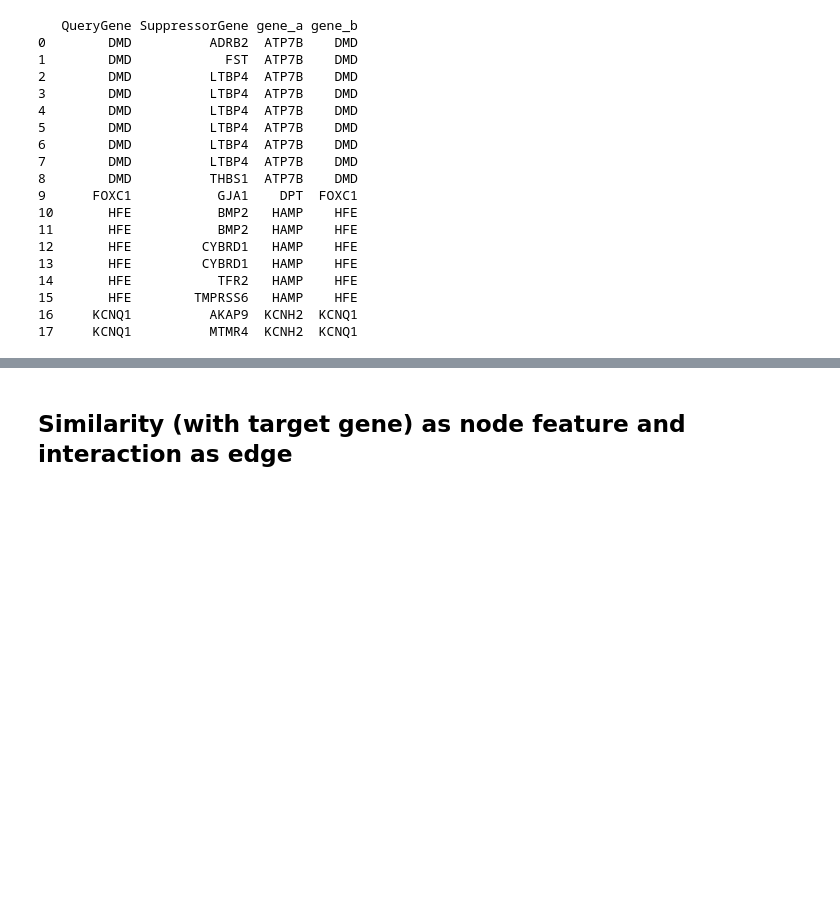
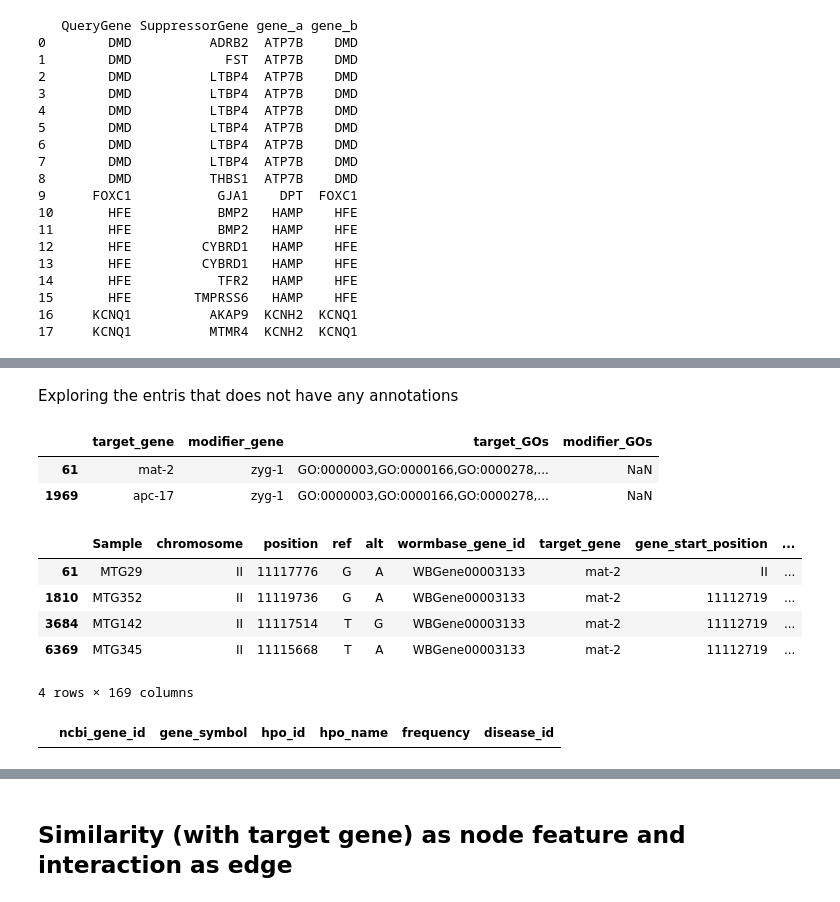
Before and after one commit to MTG-Lab/modspy-data, a Jupyter notebook: notebooks/1_preprocessing.ipynb, the cells around one changed output, grey strips where cells are left out. Saved outputs shown, nothing was run; the diff lists cells and outputs as text; code cells hidden in the pictures; blank space fills up the shorter version.

```diff
--- a/notebooks/1_preprocessing.ipynb
+++ b/notebooks/1_preprocessing.ipynb
@@ -798,0 +824,2 @@ dataset_df.to_csv('./data/02_intermediate/v4/05102023-combined-uncleaned-uncalc.
+# %% [markdown]
+Exploring the entris that does not have any annotations
@@ -798,0 +828,21 @@ dataset_df.to_csv('./data/02_intermediate/v4/05102023-combined-uncleaned-uncalc.
+# %%
+__df = dataset_df[(dataset_df['modifier_GOs_subgraph'].isna()) & (dataset_df['source']=='MTG')]
+display(__df[__df['is_modifier']==1][['target_gene', 'modifier_gene', 'target_GOs', 'modifier_GOs']])
+del __df
+# %% [output]
+|  | target_gene | modifier_gene | target_GOs | modifier_GOs |
+| 61 | mat-2 | zyg-1 | GO:0000003,GO:0000166,GO:0000278,... | NaN |
+| 1969 | apc-17 | zyg-1 | GO:0000003,GO:0000166,GO:0000278,... | NaN |
+# %%
+display(m_df[m_df['target_gene']=='mat-2']) # ***Obsolite gene***
+# %% [output]
+|  | Sample | chromosome | position | ref | alt | wormbase_gene_id | target_gene | gene_start_position | ... |
+| 61 | MTG29 | II | 11117776 | G | A | WBGene00003133 | mat-2 | II | ... |
+| 1810 | MTG352 | II | 11119736 | G | A | WBGene00003133 | mat-2 | 11112719 | ... |
+| 3684 | MTG142 | II | 11117514 | T | G | WBGene00003133 | mat-2 | 11112719 | ... |
+| 6369 | MTG345 | II | 11115668 | T | A | WBGene00003133 | mat-2 | 11112719 | ... |
+4 rows × 169 columns
+# %%
+hpoa[hpoa['gene_symbol']=='PLCD3'].head()
+# %% [output]
+|  | ncbi_gene_id | gene_symbol | hpo_id | hpo_name | frequency | disease_id |
```
Also changed, not shown: parts of 53 cells of this notebook, 1 other file.
